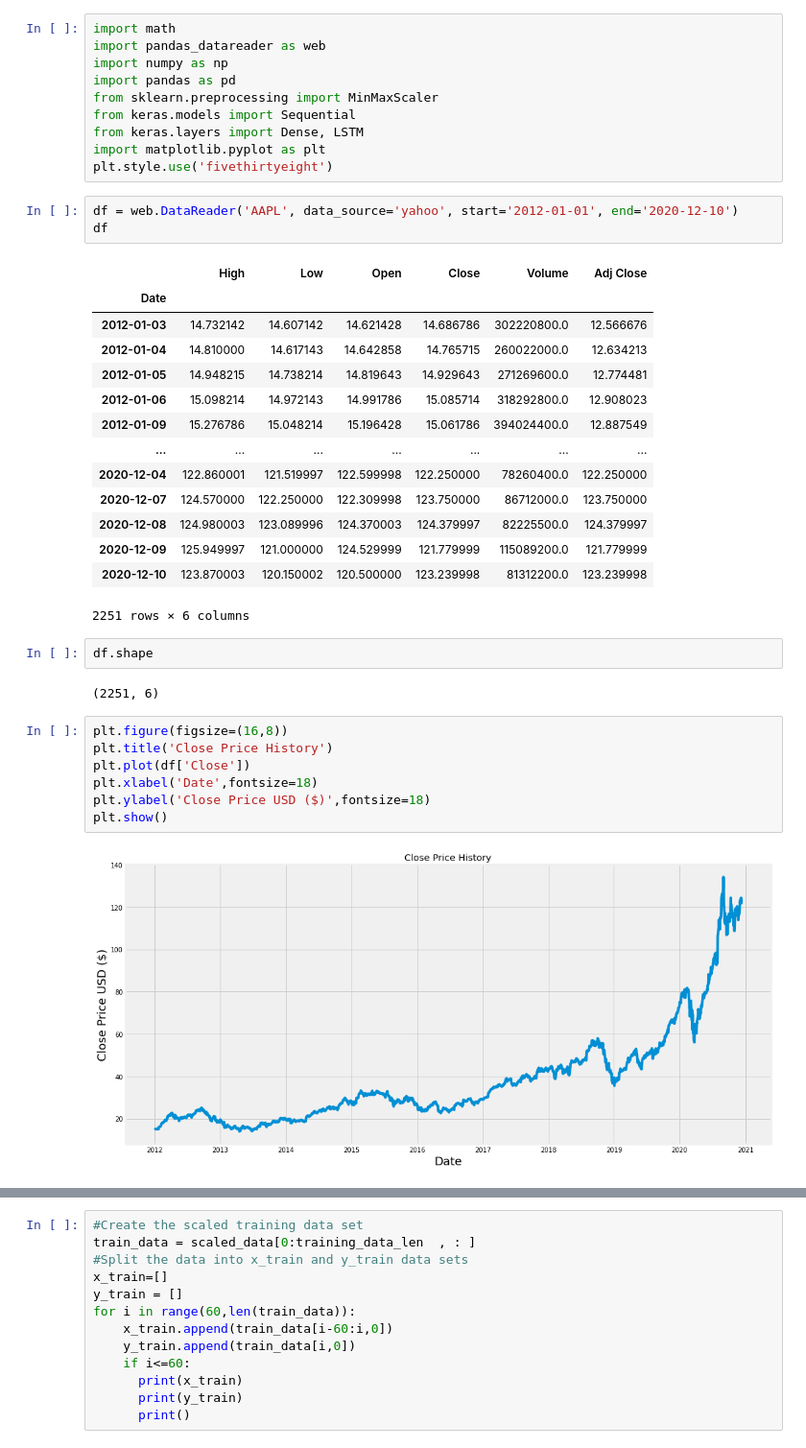
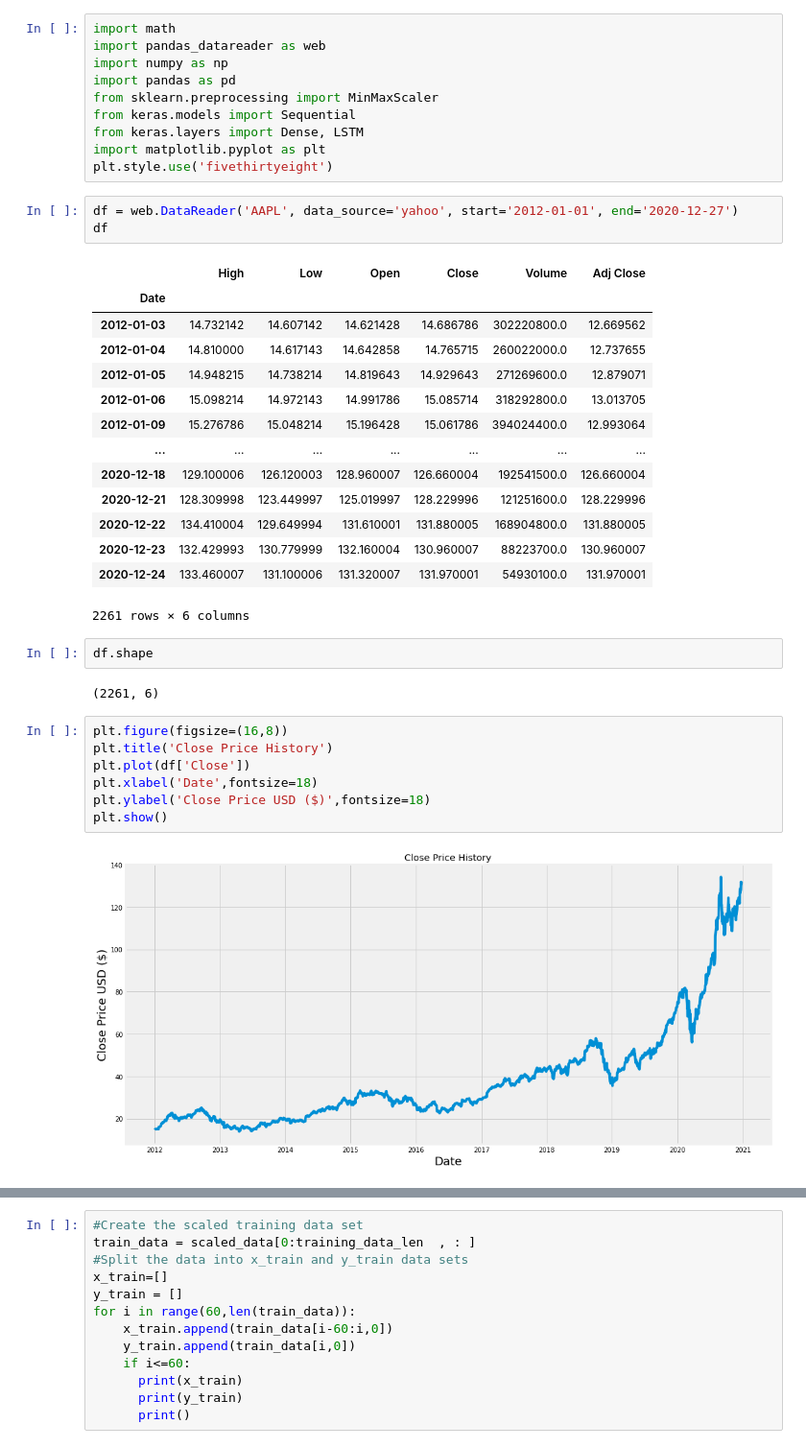
Before and after one commit to anchalvij08/Python, a Jupyter notebook: Stock_analysis.ipynb, the cells around one changed output, grey strips where cells are left out. Shown at 96% size. Cells and saved outputs as stored; diff of their text form.

```diff
--- a/Stock_analysis.ipynb
+++ b/Stock_analysis.ipynb
@@ -11,27 +11,27 @@ from keras.layers import Dense, LSTM
 import matplotlib.pyplot as plt
 plt.style.use('fivethirtyeight')
 # %%
-df = web.DataReader('AAPL', data_source='yahoo', start='2012-01-01', end='2020-12-10')
+df = web.DataReader('AAPL', data_source='yahoo', start='2012-01-01', end='2020-12-27')
 df
 # %% [output]
 |  | High | Low | Open | Close | Volume | Adj Close |
 | Date |  |  |  |  |  |  |
-| 2012-01-03 | 14.732142 | 14.607142 | 14.621428 | 14.686786 | 302220800.0 | 12.566676 |
-| 2012-01-04 | 14.810000 | 14.617143 | 14.642858 | 14.765715 | 260022000.0 | 12.634213 |
-| 2012-01-05 | 14.948215 | 14.738214 | 14.819643 | 14.929643 | 271269600.0 | 12.774481 |
-| 2012-01-06 | 15.098214 | 14.972143 | 14.991786 | 15.085714 | 318292800.0 | 12.908023 |
-| 2012-01-09 | 15.276786 | 15.048214 | 15.196428 | 15.061786 | 394024400.0 | 12.887549 |
+| 2012-01-03 | 14.732142 | 14.607142 | 14.621428 | 14.686786 | 302220800.0 | 12.669562 |
+| 2012-01-04 | 14.810000 | 14.617143 | 14.642858 | 14.765715 | 260022000.0 | 12.737655 |
+| 2012-01-05 | 14.948215 | 14.738214 | 14.819643 | 14.929643 | 271269600.0 | 12.879071 |
+| 2012-01-06 | 15.098214 | 14.972143 | 14.991786 | 15.085714 | 318292800.0 | 13.013705 |
+| 2012-01-09 | 15.276786 | 15.048214 | 15.196428 | 15.061786 | 394024400.0 | 12.993064 |
 | ... | ... | ... | ... | ... | ... | ... |
-| 2020-12-04 | 122.860001 | 121.519997 | 122.599998 | 122.250000 | 78260400.0 | 122.250000 |
-| 2020-12-07 | 124.570000 | 122.250000 | 122.309998 | 123.750000 | 86712000.0 | 123.750000 |
-| 2020-12-08 | 124.980003 | 123.089996 | 124.370003 | 124.379997 | 82225500.0 | 124.379997 |
-| 2020-12-09 | 125.949997 | 121.000000 | 124.529999 | 121.779999 | 115089200.0 | 121.779999 |
-| 2020-12-10 | 123.870003 | 120.150002 | 120.500000 | 123.239998 | 81312200.0 | 123.239998 |
+| 2020-12-18 | 129.100006 | 126.120003 | 128.960007 | 126.660004 | 192541500.0 | 126.660004 |
+| 2020-12-21 | 128.309998 | 123.449997 | 125.019997 | 128.229996 | 121251600.0 | 128.229996 |
+| 2020-12-22 | 134.410004 | 129.649994 | 131.610001 | 131.880005 | 168904800.0 | 131.880005 |
+| 2020-12-23 | 132.429993 | 130.779999 | 132.160004 | 130.960007 | 88223700.0 | 130.960007 |
+| 2020-12-24 | 133.460007 | 131.100006 | 131.320007 | 131.970001 | 54930100.0 | 131.970001 |
-2251 rows × 6 columns
+2261 rows × 6 columns
 # %%
 df.shape
 # %% [output]
-(2251, 6)
+(2261, 6)
 # %%
 plt.figure(figsize=(16,8))
 plt.title('Close Price History')
@@ -40,7 +40,7 @@ plt.xlabel('Date',fontsize=18)
 plt.ylabel('Close Price USD ($)',fontsize=18)
 plt.show()
 # %% [output]
-[figure, old version]
+[figure, new version]
 # %%
 #Create a new dataframe with only the 'Close' column
 data = df.filter(['Close'])
```
Also changed, not shown: parts of 9 cells of this notebook.
